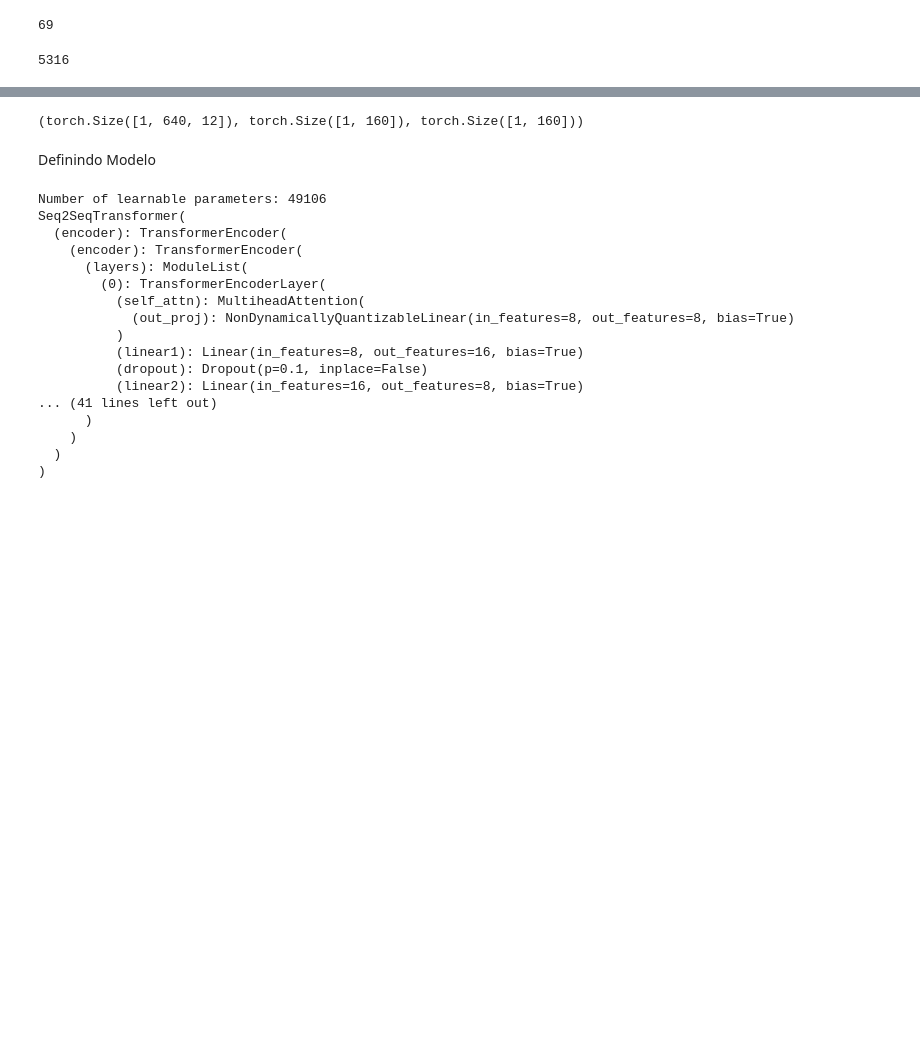
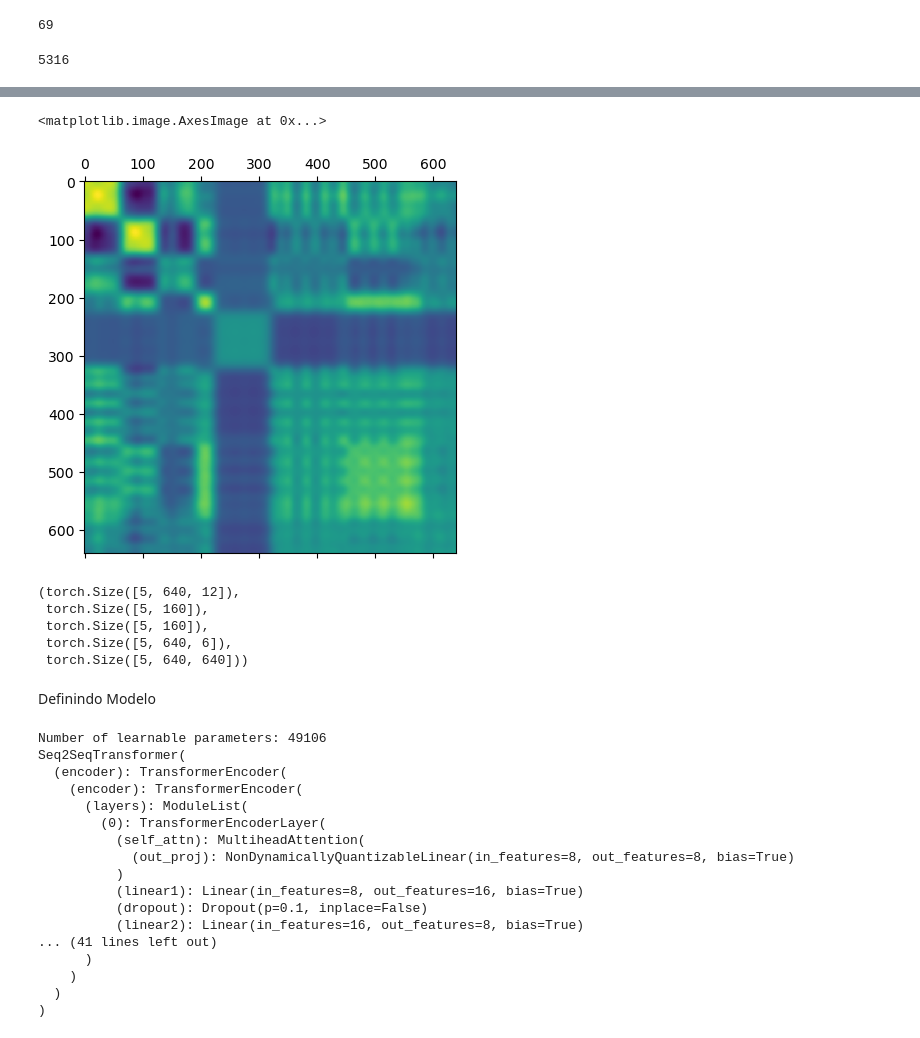
Before and after one commit to ThiagoPoppe/functional-harmony, a Jupyter notebook: notebooks/transformer_pianoroll.ipynb, the cells around one changed output, grey strips where cells are left out. Cells and saved outputs as stored; diff of their text form; code cells hidden in the pictures; blank space fills up the shorter version.

```diff
--- a/notebooks/transformer_pianoroll.ipynb
+++ b/notebooks/transformer_pianoroll.ipynb
@@ -129,3 +170,8 @@ pianoroll.shape, labels.shape, mask.shape
+# %%
+plt.matshow(similarity, aspect='auto')
+# %% [output]
+<matplotlib.image.AxesImage at 0x...>
+[figure, added]
 # %%
 from torch.nn.utils.rnn import pad_sequence
 # %%
@@ -143,19 +196,23 @@ def collate_fn(batches):
 # %%
 from tqdm.notebook import tqdm
 
-train_dataloader = DataLoader(train_dataset, batch_size=4, shuffle=True, collate_fn=collate_fn)
+train_dataloader = DataLoader(train_dataset, batch_size=16, shuffle=True, collate_fn=collate_fn)
 len(train_dataloader)
-validation_dataloader = DataLoader(valid_dataset, batch_size=4, shuffle=True, collate_fn=collate_fn)
+validation_dataloader = DataLoader(valid_dataset, batch_size=16, shuffle=True, collate_fn=collate_fn)
 len(train_dataloader)
 
-for pianoroll, labels, mask in tqdm(train_dataloader):
+for pianoroll, labels, mask, tonnetz, similarity in tqdm(train_dataloader):
     continue
-for pianoroll, labels, mask in tqdm(validation_dataloader):
+for pianoroll, labels, mask, tonnetz, similarity in tqdm(validation_dataloader):
     continue
 
-pianoroll.shape, labels.shape, mask.shape
+pianoroll.shape, labels.shape, mask.shape, tonnetz.shape, similarity.shape
 # %% [output]
-(torch.Size([1, 640, 12]), torch.Size([1, 160]), torch.Size([1, 160]))
+(torch.Size([5, 640, 12]),
+ torch.Size([5, 160]),
+ torch.Size([5, 160]),
+ torch.Size([5, 640, 6]),
+ torch.Size([5, 640, 640]))
 # %% [markdown]
 Definindo Modelo
 # %%
```
Also changed, not shown: parts of 13 cells of this notebook, 1 other file.
